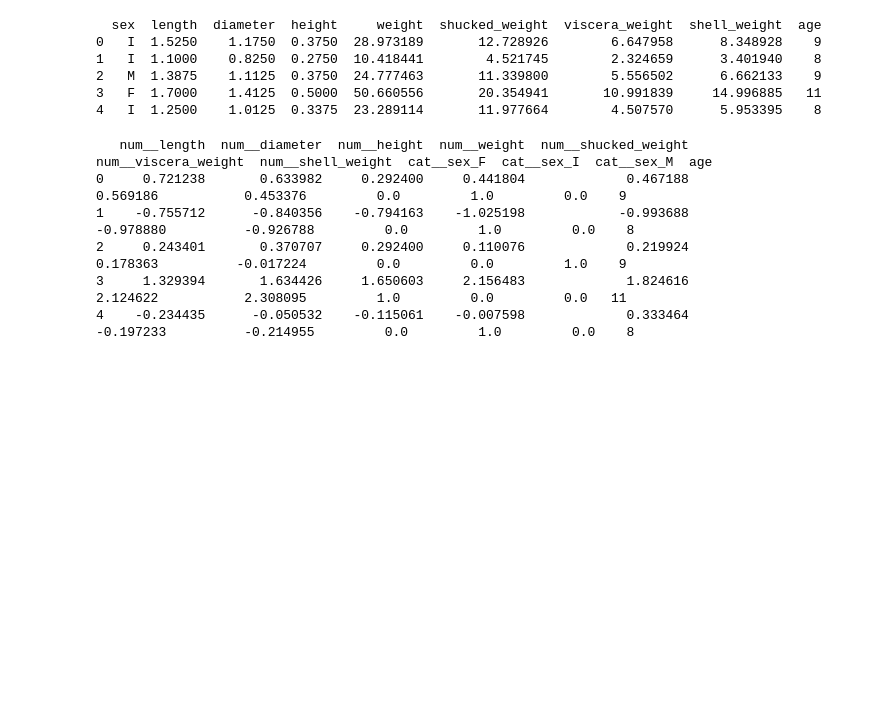
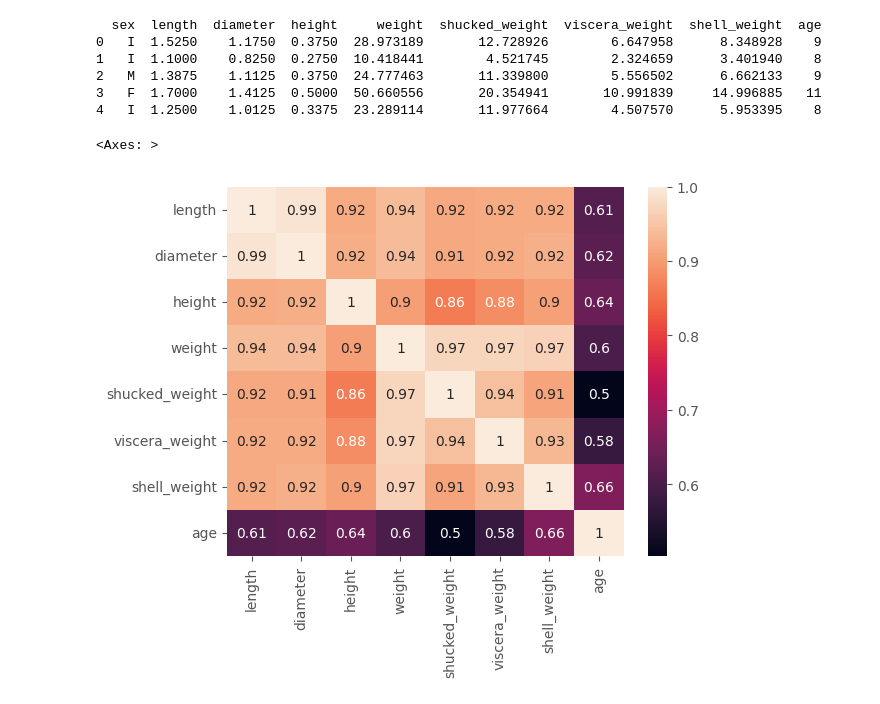
Before and after one commit to timjrchan/Predicting_Crab_Age, a Jupyter notebook: code/01_Notebook.ipynb, the cells around one changed output. Drawn from its saved outputs; the diff is of its cells as text; code cells hidden in the pictures; blank space fills up the shorter version.

```diff
--- a/code/01_Notebook.ipynb
+++ b/code/01_Notebook.ipynb
@@ -107,8 +85,8 @@ def clean_headers(some_dataframe: pd.DataFrame):
 # %%
 # clean both the train and test dataset
 
-train_df = clean_headers(train_raw)
-test_df = clean_headers(test_raw)
+train_df = helpers.clean_headers(train_raw)
+test_df = helpers.clean_headers(test_raw)
 
 print(train_df.head(2)) # inspect if column headers for train df are cleaned
 print()
@@ -244,38 +222,13 @@ print(train_df.head())
 2   M  1.3875    1.1125  0.3750  24.777463       11.339800        5.556502      6.662133    9
 3   F  1.7000    1.4125  0.5000  50.660556       20.354941       10.991839     14.996885   11
 4   I  1.2500    1.0125  0.3375  23.289114       11.977664        4.507570      5.953395    8
-# %%
-# As there are multiple outliers within the dataset, we will scale the values of the independent variables with standard scaler
-
-from sklearn.preprocessing import StandardScaler, OneHotEncoder
-from sklearn.compose import ColumnTransformer
-from sklearn.pipeline import Pipeline
-
-
-
-preprocessor = ColumnTransformer(
-    transformers=[
-        ('num', StandardScaler(), ['length', 'diameter', 'height', 'weight', 'shucked_weight', 'viscera_weight', 'shell_weight']),
-        ('cat', OneHotEncoder(), ['sex'])
-    ]
-)
-
-# apply transformations
-scaled_data = preprocessor.fit_transform(train_df)
-
-# get column headers
-column_names = preprocessor.get_feature_names_out()
-
-# Convert transformed data back to Dataframe
-scaled_df = pd.DataFrame(scaled_data, columns=column_names)
-
-scaled_df['age'] = train_df['age'] # add target variable to df
-
-print(scaled_df.head()) # debug
-# %% [output]
-   num__length  num__diameter  num__height  num__weight  num__shucked_weight  num__viscera_weight  num__shell_weight  cat__sex_F  cat__sex_I  cat__sex_M  age
-0     0.721238       0.633982     0.292400     0.441804             0.467188             0.569186           0.453376         0.0         1.0         0.0    9
-1    -0.755712      -0.840356    -0.794163    -1.025198            -0.993688            -0.978880          -0.926788         0.0         1.0         0.0    8
-2     0.243401       0.370707     0.292400     0.110076             0.219924             0.178363          -0.017224         0.0         0.0         1.0    9
-3     1.329394       1.634426     1.650603     2.156483             1.824616             2.124622           2.308095         1.0         0.0         0.0   11
-4    -0.234435      -0.050532    -0.115061    -0.007598             0.333464            -0.197233          -0.214955         0.0         1.0         0.0    8
+# %%
+# Correlation Matrix
+
+train_corr = train_df.corr(numeric_only=True)
+
+
+sns.heatmap(train_corr, annot=True, fmt='.2g')
+# %% [output]
+<Axes: >
+[figure, added]
```
Also changed, not shown: parts of 2 cells of this notebook, 3 other files.
